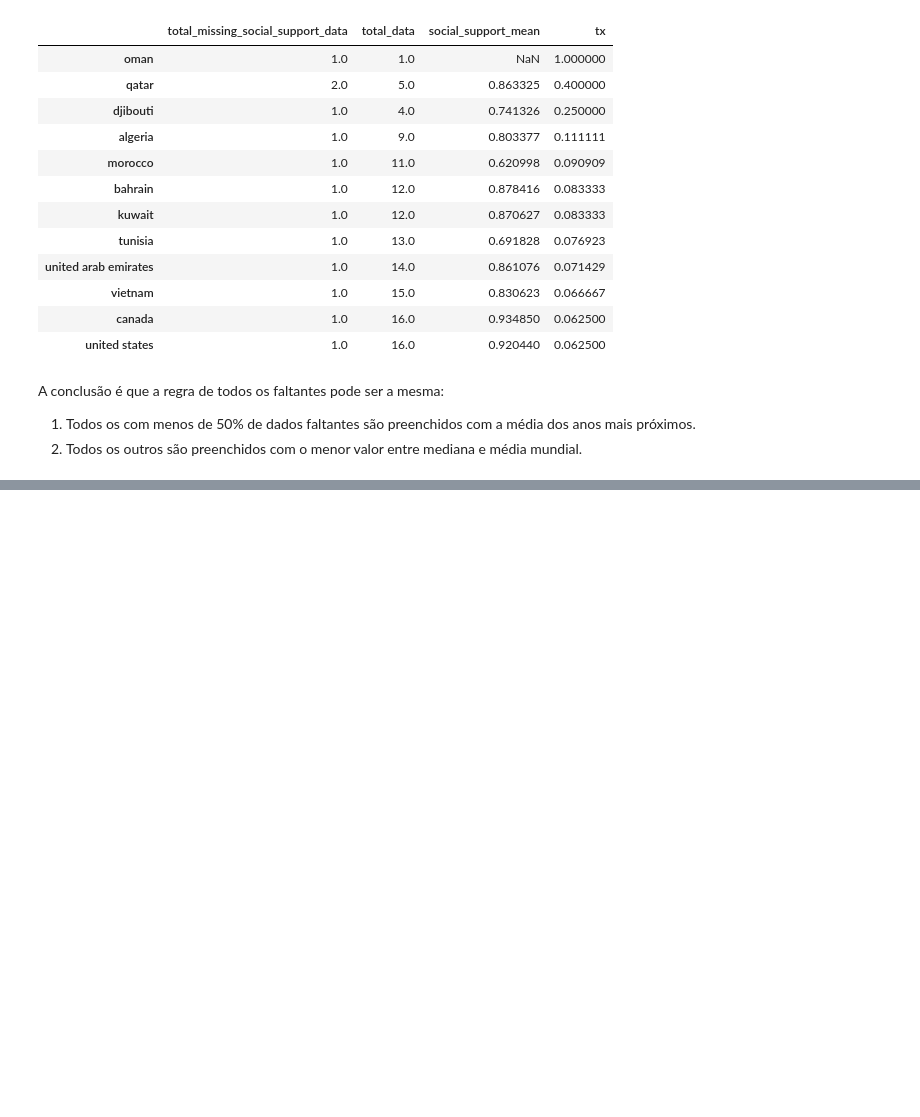
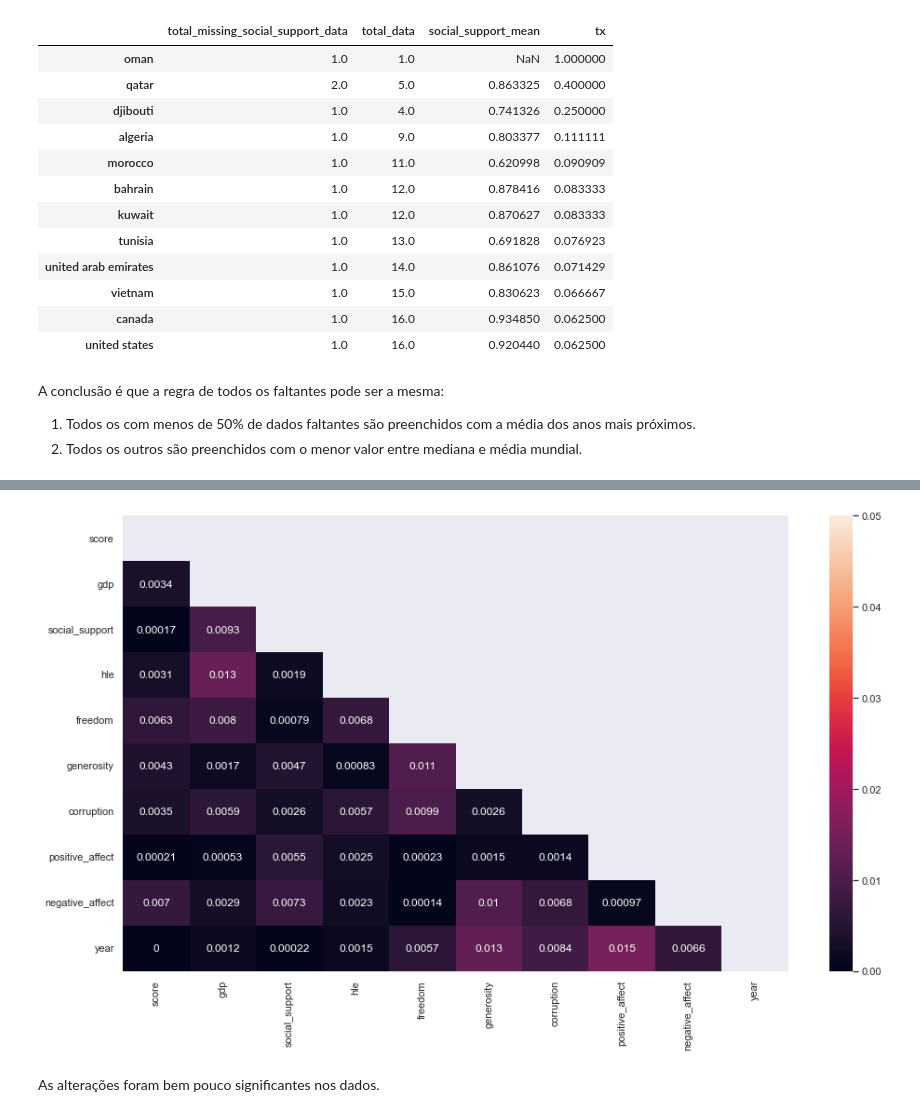
Before and after one commit to SalatielBairros/world-happiness-report, a Jupyter notebook: analysis/MissingData.ipynb, the cells around one changed output, grey strips where cells are left out. Drawn from its saved outputs; the diff is of its cells as text; code cells hidden in the pictures; blank space fills up the shorter version.

```diff
--- a/analysis/MissingData.ipynb
+++ b/analysis/MissingData.ipynb
@@ -1124,0 +1179,10 @@ A conclusão é que a regra de todos os faltantes pode ser a mesma:
+# %%
+sns.set(rc={'figure.figsize':(16,9)})
+difference = np.around(np.absolute(dataset_corrigido.corr() - dataset_anterior.corr()), decimals=5)
+matrix_mask = np.triu(np.ones_like(difference))
+sns.heatmap(difference, annot=True, vmin=0, vmax=0.05, mask=matrix_mask)
+plt.show()
+# %% [output]
+[figure, added]
+# %% [markdown]
+As alterações foram bem pouco significantes nos dados.
```
Also changed, not shown: parts of 6 cells of this notebook, 3 other files.
